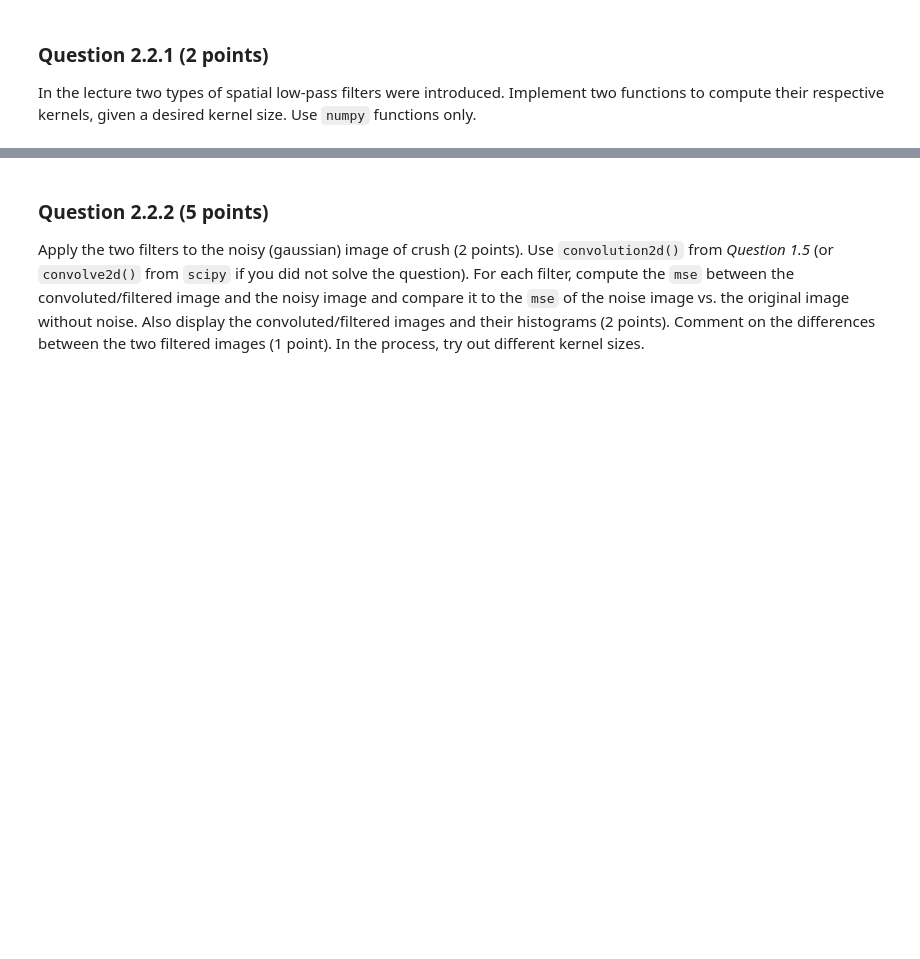
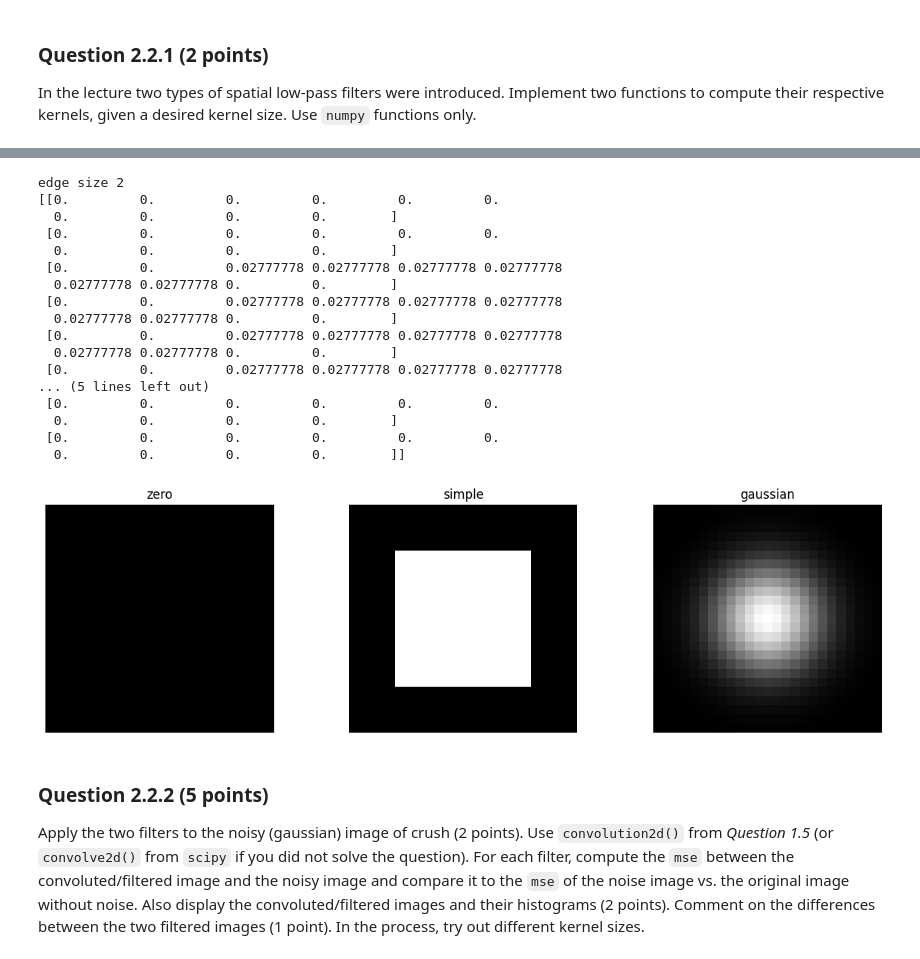
Before and after one commit to johqniel/Computer-Vision-Course-Uni-Koeln, a Jupyter notebook: Assignments/assignment_2.ipynb, the cells around one changed output, grey strips where cells are left out. Saved outputs shown, nothing was run; the diff lists cells and outputs as text; code cells hidden in the pictures; blank space fills up the shorter version.

```diff
--- a/Assignments/assignment_2.ipynb
+++ b/Assignments/assignment_2.ipynb
@@ -496,3 +469,70 @@ array([[1, 0, 0],
+# %%
+def simple_kernel(kernel_size: np.uint(8),* , edge_size = -1) -> np.ndarray: # you can rename the function and add other parameters if needed
+  #code
+
+  if edge_size == -1:
+    edge_size = kernel_size // 4
+
+  #print("edge size", edge_size)
+
+  output = np.zeros([kernel_size, kernel_size])
+
+  norm_factor = (kernel_size - 2 * edge_size) ** 2
+
+  for y in range(kernel_size):
+    if y >= edge_size:
+      if y < kernel_size - edge_size:
+        for x in range(kernel_size):
+          if x >= edge_size:
+            if x < kernel_size - edge_size:
+              output[x,y] = 1 / norm_factor
+
+  #print(output)
+
+  return output
+
+def gaussian_kernel(kernel_size: np.uint(8),* , sigma = 1) -> np.ndarray: # you can rename the function and add other parameters if needed
+  #code
+
+  output = np.zeros([kernel_size, kernel_size])
+
+  for y in range(kernel_size):
+    for x in range(kernel_size):
+      # normalize x, y
+      x_prime = x - kernel_size // 2
+      y_prime = y - kernel_size // 2
+
+      output[x,y] = (1 / (2 * np.pi * (sigma ** 2))) * np.exp( - (x_prime**2 + y_prime**2) / (2 * (sigma ** 2)))
+
+
+  return output
+
+s = simple_kernel(10)
+g = gaussian_kernel(25, sigma = 4)
+z = np.zeros([25,25])
+
+display_side_by_side([z,s,g], ["zero","simple", "gaussian"])
+
+print(s)
+# %% [output]
+edge size 2
+[[0.         0.         0.         0.         0.         0.
+  0.         0.         0.         0.        ]
+ [0.         0.         0.         0.         0.         0.
+  0.         0.         0.         0.        ]
+ [0.         0.         0.02777778 0.02777778 0.02777778 0.02777778
+  0.02777778 0.02777778 0.         0.        ]
+ [0.         0.         0.02777778 0.02777778 0.02777778 0.02777778
+  0.02777778 0.02777778 0.         0.        ]
+ [0.         0.         0.02777778 0.02777778 0.02777778 0.02777778
+  0.02777778 0.02777778 0.         0.        ]
+ [0.         0.         0.02777778 0.02777778 0.02777778 0.02777778
+... (5 lines left out)
+ [0.         0.         0.         0.         0.         0.
+  0.         0.         0.         0.        ]
+ [0.         0.         0.         0.         0.         0.
+  0.         0.         0.         0.        ]]
+[figure, added]
 # %% [markdown]
 ### Question 2.2.2 (5 points)
 Apply the two filters to the noisy (gaussian) image of crush (2 points). Use `convolution2d()` from *Question 1.5* (or `convolve2d()` from `scipy` if you did not solve the question).
```
Also changed, not shown: parts of 7 cells of this notebook.
